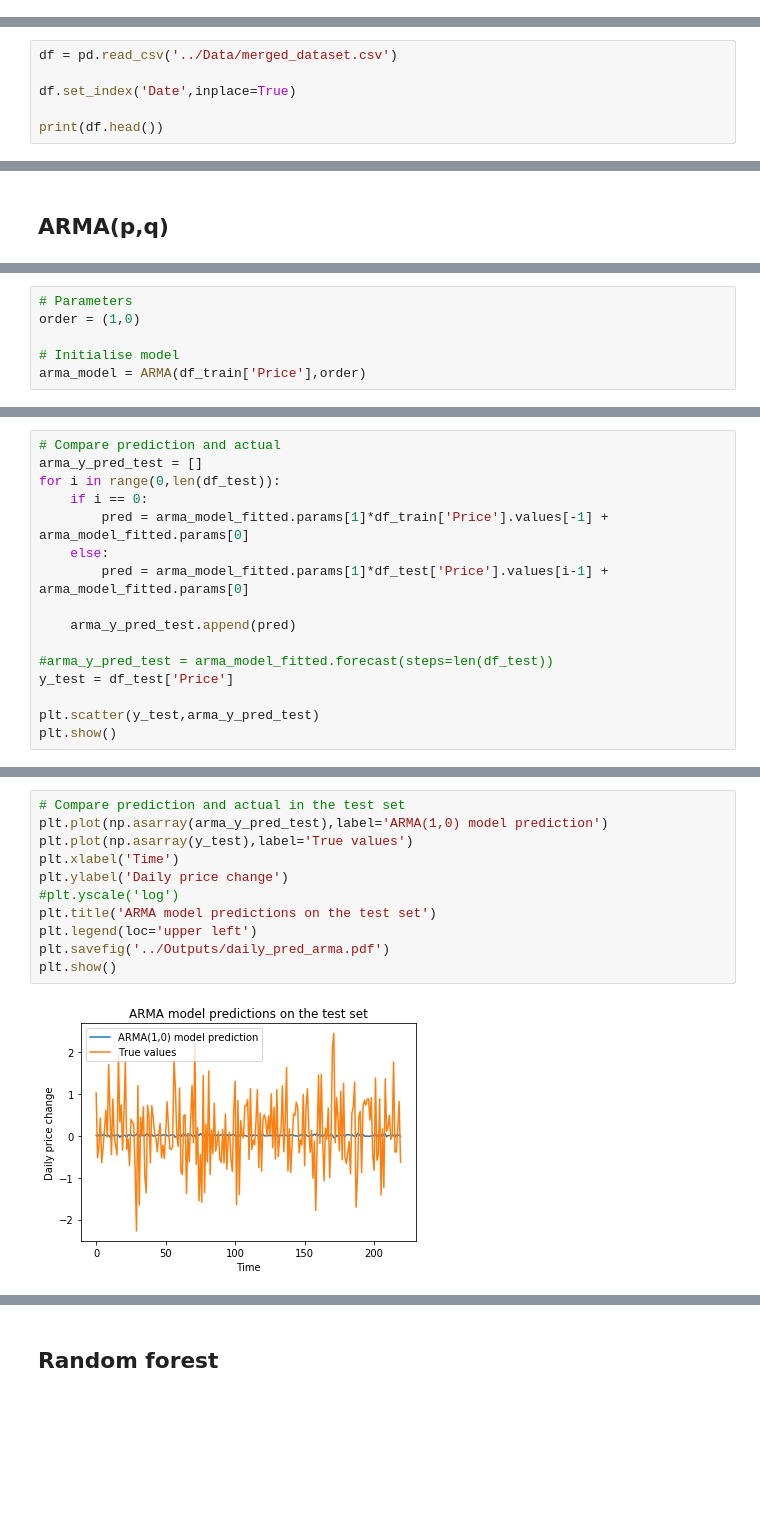
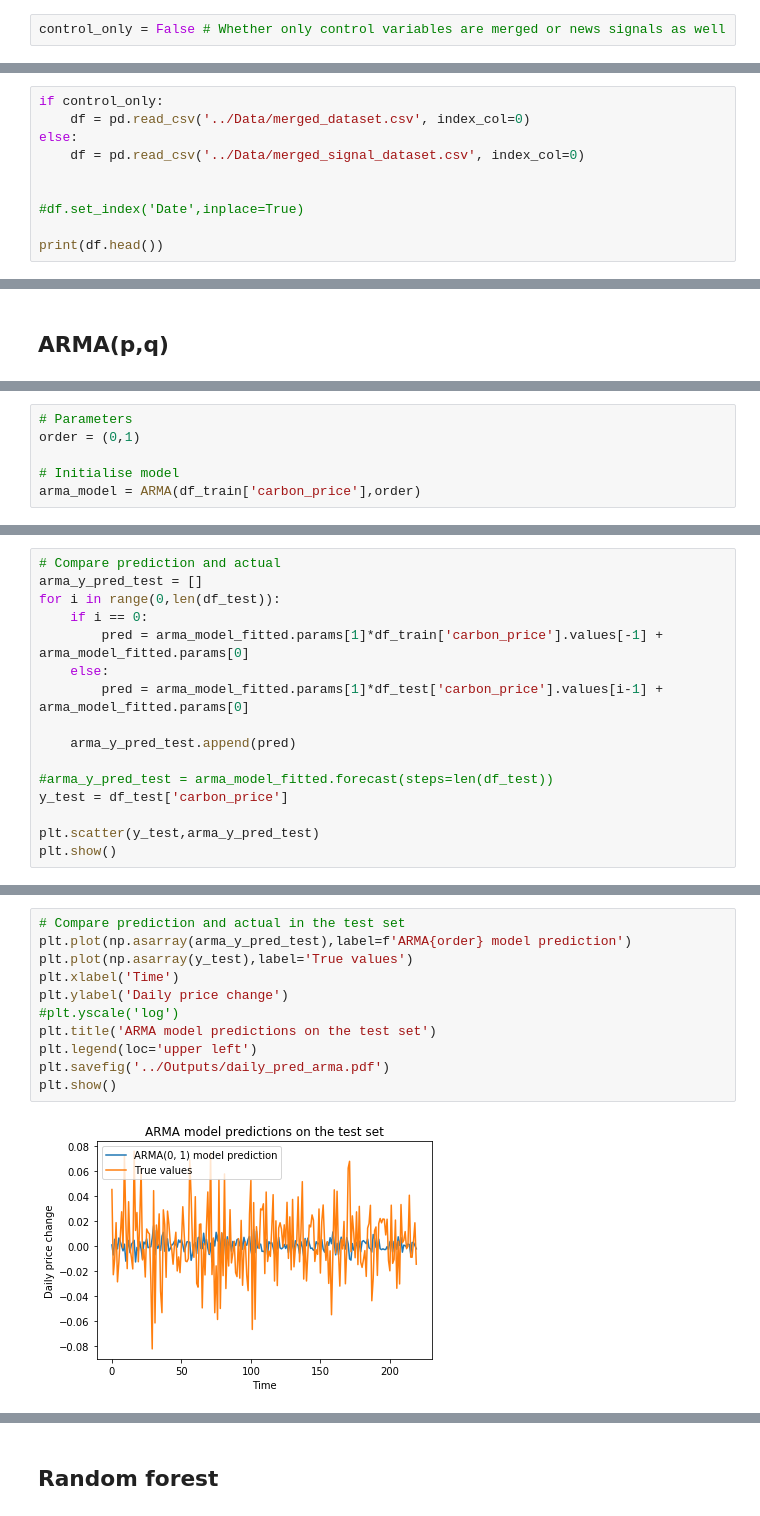
Before and after one commit to paparon96/Sustainability, a Jupyter notebook: Carbon_price_prediction/Notebooks/daily_carbon_price_pred_v1.ipynb, the cells around one changed output, grey strips where cells are left out. Drawn from its saved outputs; the diff is of its cells as text; blank space fills up the shorter version.

Commit message:
Run regressions with carbon pulse news signal

```diff
--- a/Carbon_price_prediction/Notebooks/daily_carbon_price_pred_v1.ipynb
+++ b/Carbon_price_prediction/Notebooks/daily_carbon_price_pred_v1.ipynb
@@ -123,12 +123,18 @@ def diff_for_stationarity(df_input,cols,threshold):
 
 
     return df
+# %%
+control_only = False # Whether only control variables are merged or news signals as well
 # %% [markdown]
 # Import data
 # %%
-df = pd.read_csv('../Data/merged_dataset.csv')
+if control_only:
+    df = pd.read_csv('../Data/merged_dataset.csv', index_col=0)
+else:
+    df = pd.read_csv('../Data/merged_signal_dataset.csv', index_col=0)
 
-df.set_index('Date',inplace=True)
+
+#df.set_index('Date',inplace=True)
 
 print(df.head())
 # %% [output]
@@ -257,9 +264,9 @@ print(res)
 # %%
 # Parameters
-order = (1,0)
+order = (0,1)
 
 # Initialise model
-arma_model = ARMA(df_train['Price'],order)
+arma_model = ARMA(df_train['carbon_price'],order)
 # %%
 # Fit the model with the selected order
 arma_model_fitted = arma_model.fit()
@@ -301,14 +308,14 @@ df_test['Price'].values[1]
 arma_y_pred_test = []
 for i in range(0,len(df_test)):
     if i == 0:
-        pred = arma_model_fitted.params[1]*df_train['Price'].values[-1] + arma_model_fitted.params[0]
+        pred = arma_model_fitted.params[1]*df_train['carbon_price'].values[-1] + arma_model_fitted.params[0]
     else:
-        pred = arma_model_fitted.params[1]*df_test['Price'].values[i-1] + arma_model_fitted.params[0]
+        pred = arma_model_fitted.params[1]*df_test['carbon_price'].values[i-1] + arma_model_fitted.params[0]
 
     arma_y_pred_test.append(pred)
 
 #arma_y_pred_test = arma_model_fitted.forecast(steps=len(df_test))
-y_test = df_test['Price']
+y_test = df_test['carbon_price']
 
 plt.scatter(y_test,arma_y_pred_test)
 plt.show()
@@ -317,16 +324,16 @@ plt.show()
 # %%
 # Compare prediction and actual in the test set
-plt.plot(np.asarray(arma_y_pred_test),label='ARMA(1,0) model prediction')
+plt.plot(np.asarray(arma_y_pred_test),label=f'ARMA{order} model prediction')
 plt.plot(np.asarray(y_test),label='True values')
 plt.xlabel('Time')
 plt.ylabel('Daily price change')
 #plt.yscale('log')
 plt.title('ARMA model predictions on the test set')
 plt.legend(loc='upper left')
 plt.savefig('../Outputs/daily_pred_arma.pdf')
 plt.show()
 # %% [output]
-[figure, old version]
+[figure, new version]
 # %%
 mean_squared_error(arma_y_pred_test,y_test)
 # %% [output]
```
Also changed, not shown: parts of 24 cells of this notebook, 5 other files.
